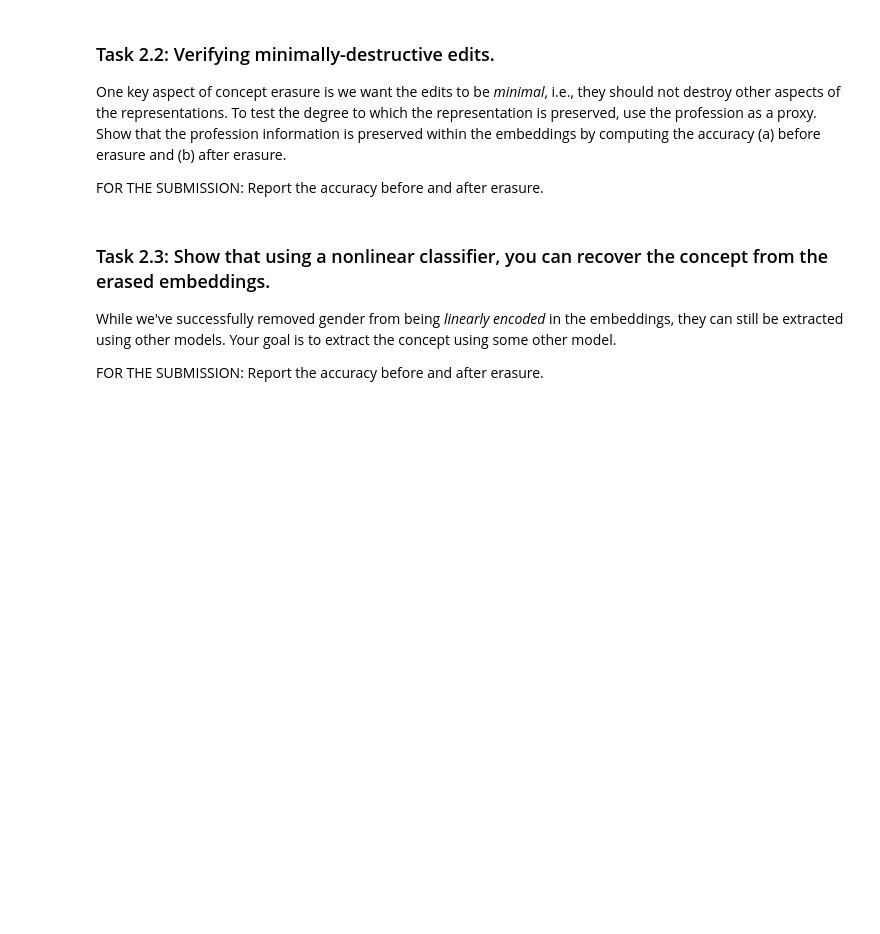
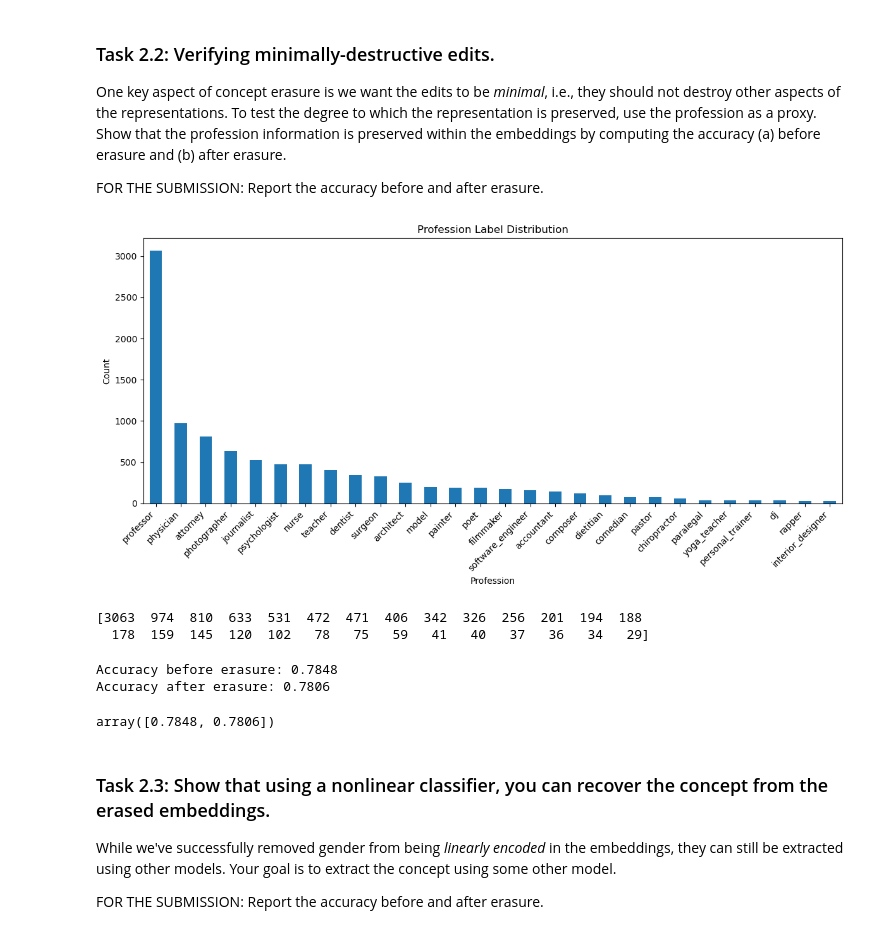
Before and after one commit to aachotian/LLM-1, a Jupyter notebook: LLM_Assignment_1_(Coding).ipynb, the cells around one changed output. Saved outputs shown, nothing was run; the diff lists cells and outputs as text; code cells hidden in the pictures; blank space fills up the shorter version.

```diff
--- a/LLM_Assignment_1_(Coding).ipynb
+++ b/LLM_Assignment_1_(Coding).ipynb
@@ -272,21 +316,55 @@ FOR THE SUBMISSION: Report the accuracy before and after erasure.
 # %%
 def visualize_profession(df: pd.DataFrame) -> np.ndarray:
     """
     Visualize the label distribution of professions, sorted from highest to lowest.
     """
-    # TODO:
-    pass
+    profession_counts = df["p"].value_counts()
+
+    # Plot the distribution
+    plt.figure(figsize=(12, 6))
+    profession_counts.plot(kind="bar")
+    plt.title("Profession Label Distribution")
+    plt.xlabel("Profession")
+    plt.ylabel("Count")
+    plt.xticks(rotation=45, ha="right")
+    plt.tight_layout()
+    plt.show()
+
+    return profession_counts.values
 
 visualize_profession(df)
+# %% [output]
+[figure, added]
+[3063  974  810  633  531  472  471  406  342  326  256  201  194  188
+  178  159  145  120  102   78   75   59   41   40   37   36   34   29]
 # %%
 def verify_profession_intact(embeddings: np.ndarray, embeddings_erased: np.ndarray, df: pd.DataFrame) -> np.ndarray:
     """
     Verify the profession information is preserved within the embeddings.
     """
-    # TODO:
-    pass
+
+
+    labels = df["p"]
+
+    encoder = LabelEncoder()
+    y = encoder.fit_transform(labels)
+
+    # Accuracy before erasure
+    acc_before = logreg(embeddings, y)
+    print(f"Accuracy before erasure: {acc_before:.4f}")
+
+    # Accuracy after erasure
+    acc_after = logreg(embeddings_erased, y)
+    print(f"Accuracy after erasure: {acc_after:.4f}")
+
+    return np.array([acc_before, acc_after])
+
 
 verify_profession_intact(embeddings, embeddings_erased, df)
+# %% [output]
+Accuracy before erasure: 0.7848
+Accuracy after erasure: 0.7806
+array([0.7848, 0.7806])
 # %% [markdown]
 ### Task 2.3: Show that using a nonlinear classifier, you can recover the concept from the erased embeddings.
 
```
Also changed, not shown: parts of 7 cells of this notebook.
